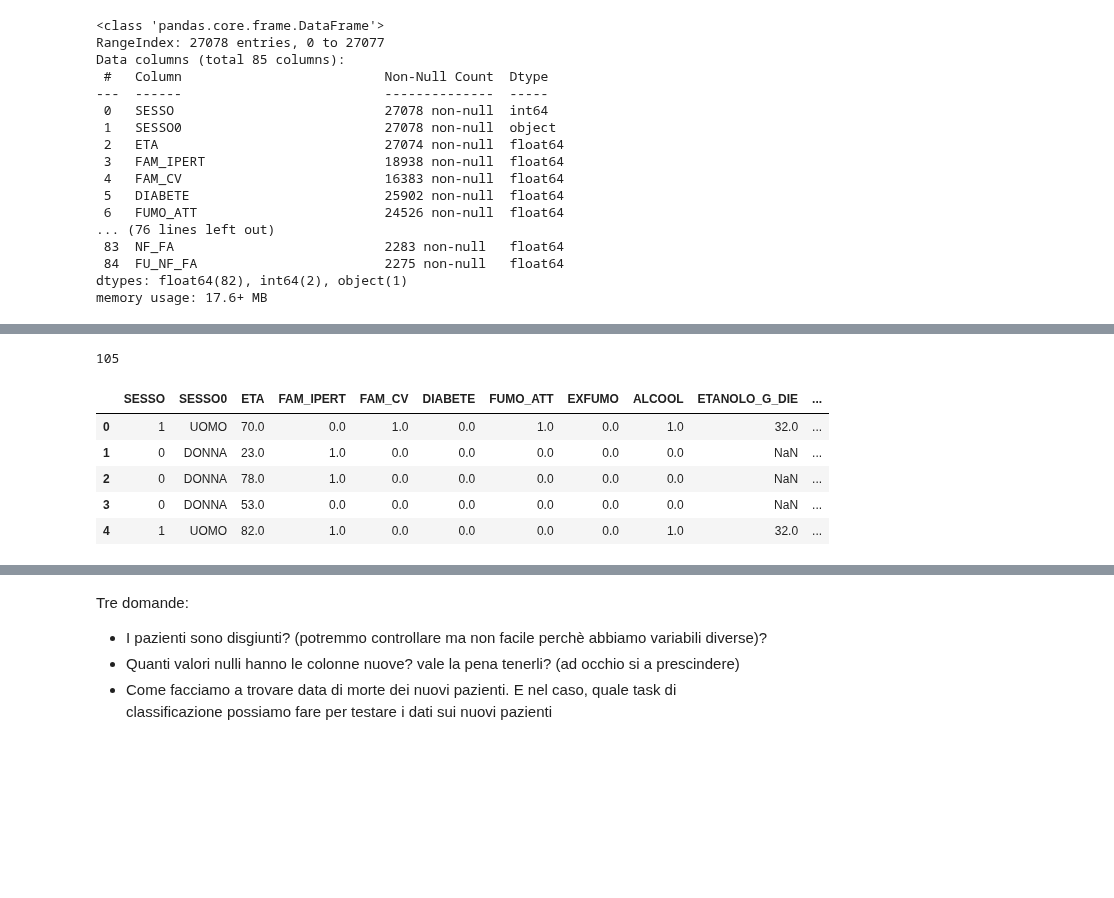
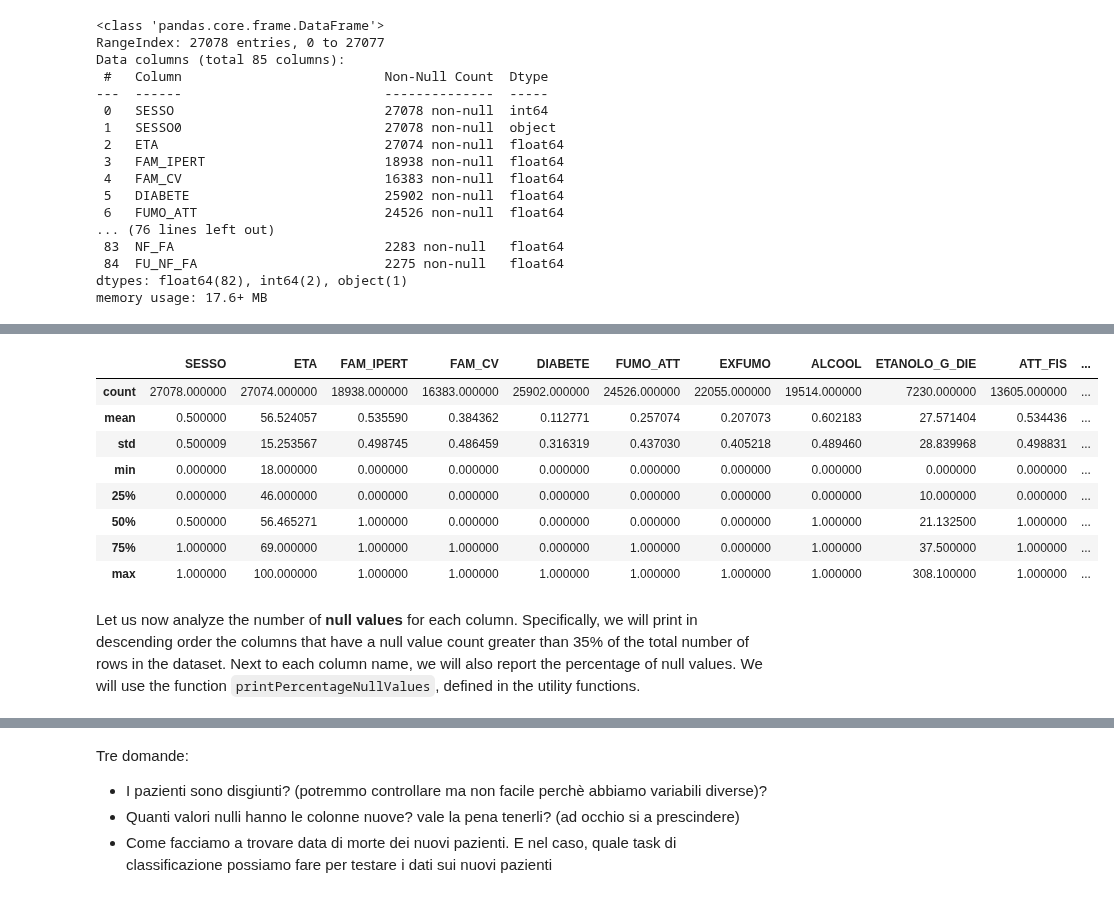
Before and after one commit to davide-marchi/clinical-data-encoding, a Jupyter notebook: cleaningNewDataset.ipynb, the cells around one changed output, grey strips where cells are left out. Saved outputs shown, nothing was run; the diff lists cells and outputs as text; code cells hidden in the pictures; blank space fills up the shorter version.

```diff
--- a/cleaningNewDataset.ipynb
+++ b/cleaningNewDataset.ipynb
@@ -71,16 +207,14 @@ data.head(20)
-# %%
-N=data.shape[0]
-data=data.drop_duplicates()
-numberOfDuplicates=N-data.shape[0]
-print(numberOfDuplicates)
-# %% [output]
-105
-# %%
-data.head()
-# %% [output]
-|  | SESSO | SESSO0 | ETA | FAM_IPERT | FAM_CV | DIABETE | FUMO_ATT | EXFUMO | ALCOOL | ETANOLO_G_DIE | ... |
-| 0 | 1 | UOMO | 70.0 | 0.0 | 1.0 | 0.0 | 1.0 | 0.0 | 1.0 | 32.0 | ... |
-| 1 | 0 | DONNA | 23.0 | 1.0 | 0.0 | 0.0 | 0.0 | 0.0 | 0.0 | NaN | ... |
-| 2 | 0 | DONNA | 78.0 | 1.0 | 0.0 | 0.0 | 0.0 | 0.0 | 0.0 | NaN | ... |
-| 3 | 0 | DONNA | 53.0 | 0.0 | 0.0 | 0.0 | 0.0 | 0.0 | 0.0 | NaN | ... |
-| 4 | 1 | UOMO | 82.0 | 1.0 | 0.0 | 0.0 | 0.0 | 0.0 | 1.0 | 32.0 | ... |
+# %%
+newData.describe()
+# %% [output]
+|  | SESSO | ETA | FAM_IPERT | FAM_CV | DIABETE | FUMO_ATT | EXFUMO | ALCOOL | ETANOLO_G_DIE | ATT_FIS | ... |
+| count | 27078.000000 | 27074.000000 | 18938.000000 | 16383.000000 | 25902.000000 | 24526.000000 | 22055.000000 | 19514.000000 | 7230.000000 | 13605.000000 | ... |
+| mean | 0.500000 | 56.524057 | 0.535590 | 0.384362 | 0.112771 | 0.257074 | 0.207073 | 0.602183 | 27.571404 | 0.534436 | ... |
+| std | 0.500009 | 15.253567 | 0.498745 | 0.486459 | 0.316319 | 0.437030 | 0.405218 | 0.489460 | 28.839968 | 0.498831 | ... |
+| min | 0.000000 | 18.000000 | 0.000000 | 0.000000 | 0.000000 | 0.000000 | 0.000000 | 0.000000 | 0.000000 | 0.000000 | ... |
+| 25% | 0.000000 | 46.000000 | 0.000000 | 0.000000 | 0.000000 | 0.000000 | 0.000000 | 0.000000 | 10.000000 | 0.000000 | ... |
+| 50% | 0.500000 | 56.465271 | 1.000000 | 0.000000 | 0.000000 | 0.000000 | 0.000000 | 1.000000 | 21.132500 | 1.000000 | ... |
+| 75% | 1.000000 | 69.000000 | 1.000000 | 1.000000 | 0.000000 | 1.000000 | 0.000000 | 1.000000 | 37.500000 | 1.000000 | ... |
+| max | 1.000000 | 100.000000 | 1.000000 | 1.000000 | 1.000000 | 1.000000 | 1.000000 | 1.000000 | 308.100000 | 1.000000 | ... |
+# %% [markdown]
+Let us now analyze the number of **null values** for each column. Specifically, we will print in descending order the columns that have a null value count greater than 35% of the total number of rows in the dataset. Next to each column name, we will also report the percentage of null values. We will use the function `printPercentageNullValues`, defined in the utility functions.
```
Also changed, not shown: parts of 51 cells of this notebook.
